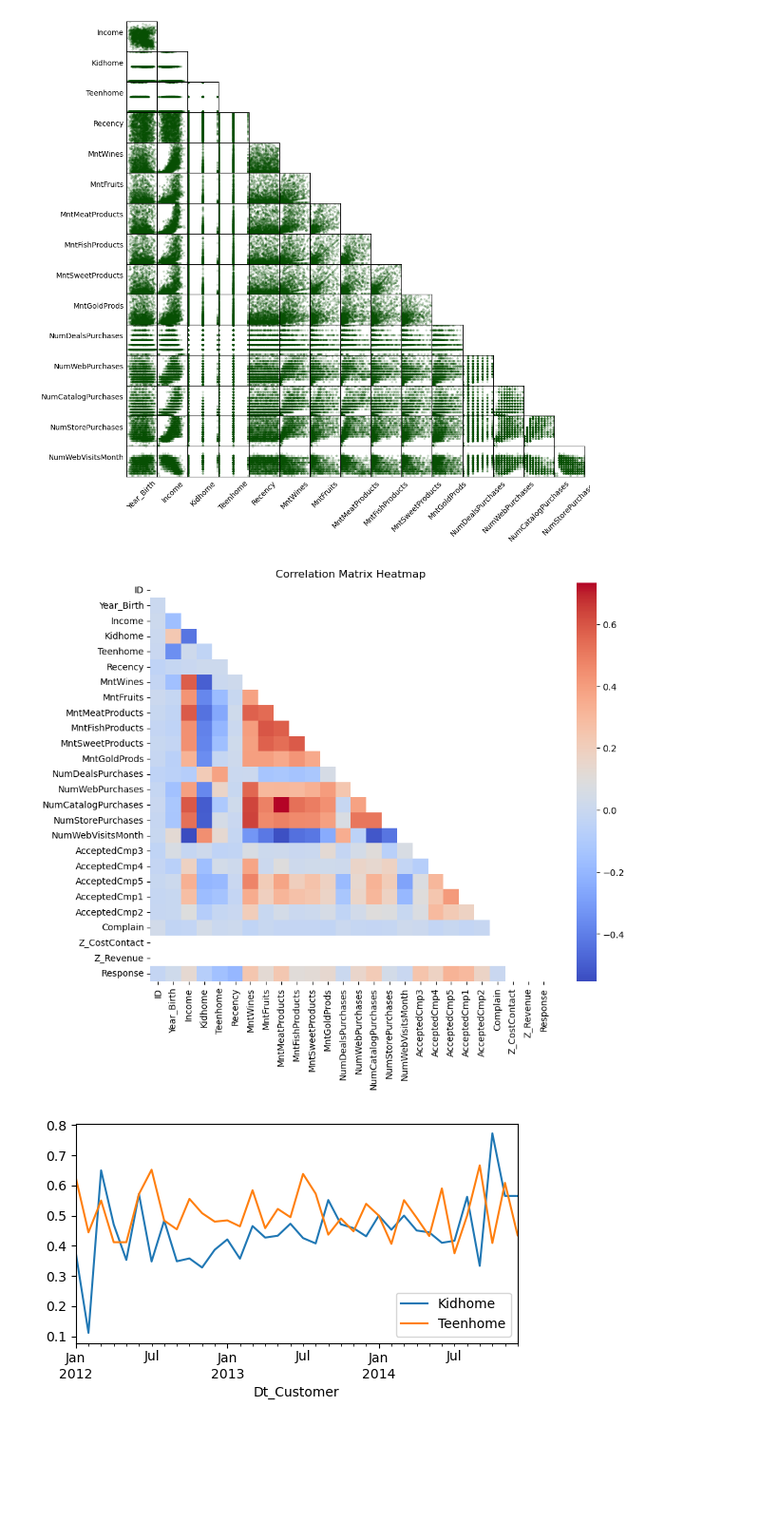
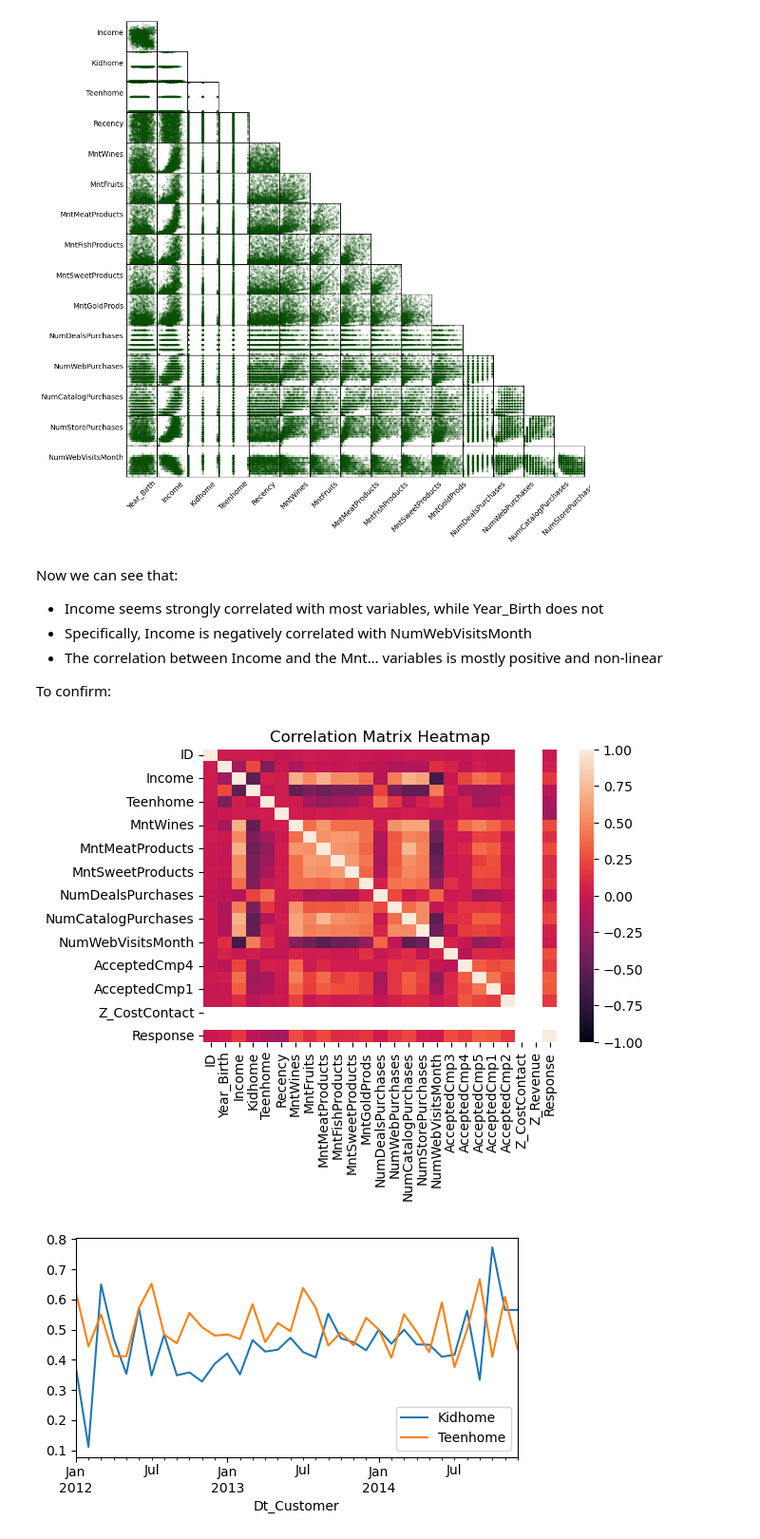
Before and after one commit to Kiran0R0Patil/exploratory-data-analysis-1, a Jupyter notebook: marketing_campaign_analysis.ipynb, the cells around one changed output. Shown at 95% size. Cells and saved outputs as stored; diff of their text form; code cells hidden in the pictures; blank space fills up the shorter version.

```diff
--- a/marketing_campaign_analysis.ipynb
+++ b/marketing_campaign_analysis.ipynb
@@ -379,41 +498,3 @@ min                2012-01-08 00:00:00
 75%                2013-12-31 00:00:00
 max                2014-12-06 00:00:00
 Name: Dt_Customer, dtype: object
-# %%
-# Convert 'Dt_Customer' column to datetime format
-data['Dt_Customer'] = pd.to_datetime(data['Dt_Customer'])
-
-# Group data by month and count the number of records in each month
-monthly_counts = data.groupby(pd.Grouper(key='Dt_Customer', freq='M')).count().ID
-
-# Create the figure and axes objects
-fig, ax = plt.subplots(figsize=(7,3))
-
-# Set the background color
-fig.set_facecolor('whitesmoke')
-
-# Create the line chart
-plt.plot(monthly_counts.index, monthly_counts.values, onecolor)
-
-# Add vertical lines at the start of each year
-years = data['Dt_Customer'].dt.year.unique()
-for year in years:
-    plt.axvline(x=pd.Timestamp(year=year, month=1, day=1), color='lightgrey', linestyle='--')
-
-# Label the peaks
-for date, count in monthly_counts.iteritems():
-    plt.annotate(f'{count}', xy=(date, count), xytext=(1,1), textcoords='offset points')
-
-# Add labels and title
-plt.xlabel('Date of Customer Enrollment')
-plt.ylabel('Count')
-plt.title('Customer Enrollment')
-
-# Rotate x-axis tick labels
-plt.xticks(rotation=45)
-
-# Display the plot
-plt.show()
-
-#to download the plot
-# plt.savefig('36Dt_Customer lineplots', format='png')
@@ -491,22 +589,26 @@ pic = sm[0][0].get_figure()
 # plt.savefig('37Relationships bivar scatter_matrix2', format='png')
 # %% [output]
 [figure]
+# %% [markdown]
+Now we can see that:
+- Income seems strongly correlated with most variables, while Year_Birth does not
+- Specifically, Income is negatively correlated with NumWebVisitsMonth
+- The correlation between Income and the Mnt… variables is mostly positive and non-linear
+
+To confirm:
 # %%
 corr_matrix = data.corr()
 
-# Generate a mask for the upper triangle (including diagonal)
-mask = np.triu(np.ones_like(corr_matrix, dtype=bool))
-
 # Set up the matplotlib figure
-plt.figure(figsize=(10, 8))
+plt.figure(figsize=(6, 4))
 
 # Create a heatmap with the mask applied
-sns.heatmap(corr_matrix, mask=mask, cmap='coolwarm', annot=False)
+sns.heatmap(corr_matrix, annot=False, vmin=-1,vmax=1)
 
 plt.title('Correlation Matrix Heatmap')
 plt.show()
 # %% [output]
-[figure, old version]
+[figure, new version]
 # %%
 # Number of Kids and Teens over Time
 data_home = data[['Kidhome', 'Teenhome', 'Dt_Customer']]
```
Also changed, not shown: parts of 81 cells of this notebook.
